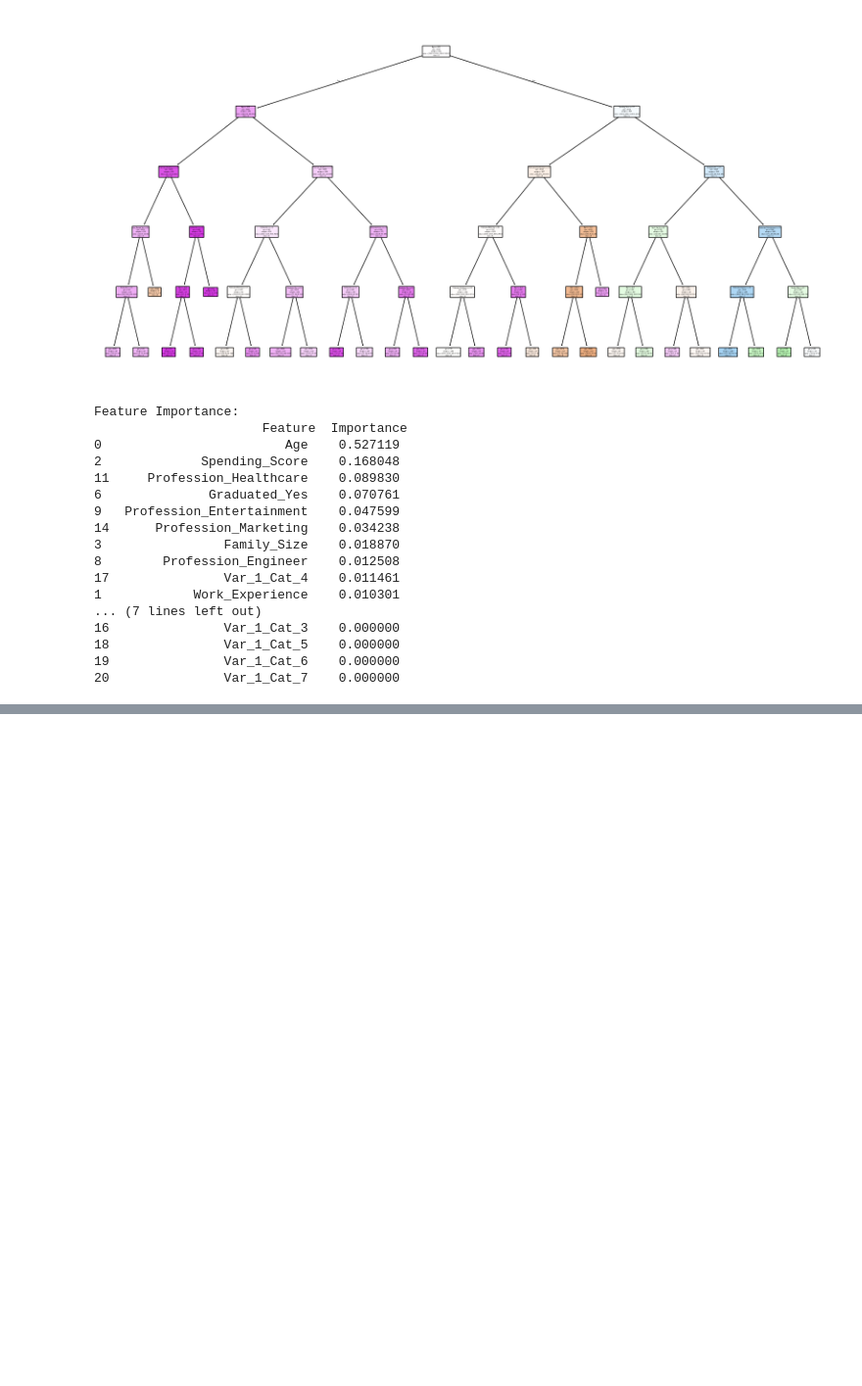
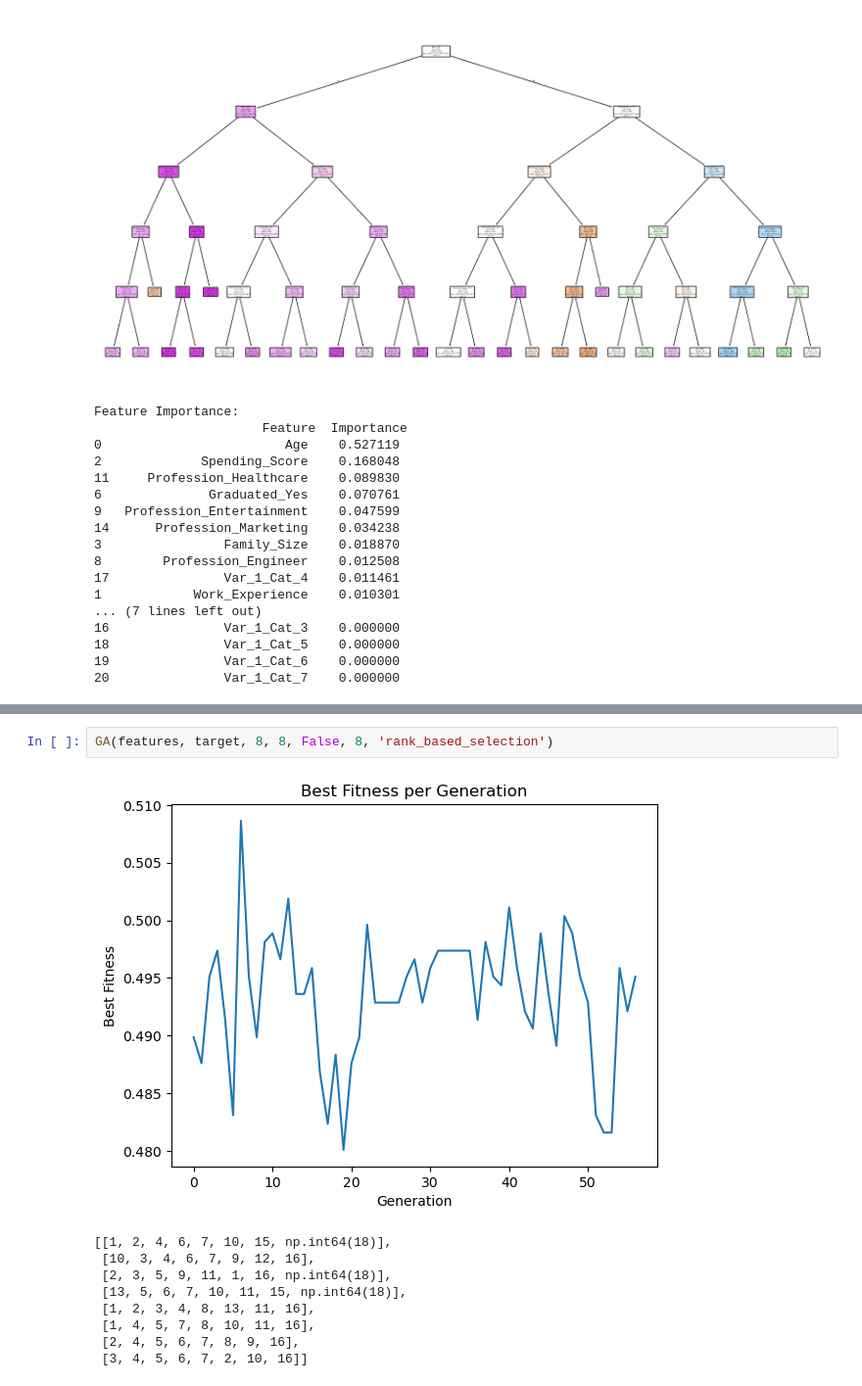
Before and after one commit to mahdimahdieh/computational-intelligence, a Jupyter notebook: Phase 1 Genetic Algorithms/code/project.ipynb, the cells around one changed output, grey strips where cells are left out. Shown: that part at 98% size. Cells and saved outputs as stored; diff of their text form; blank space fills up the shorter version.

```diff
--- a/Phase 1 Genetic Algorithms/code/project.ipynb
+++ b/Phase 1 Genetic Algorithms/code/project.ipynb
@@ -424,0 +459,12 @@ why?
+# %%
+GA(features, target, 8, 8, False, 8, 'rank_based_selection')
+# %% [output]
+[figure, added]
+[[1, 2, 4, 6, 7, 10, 15, np.int64(18)],
+ [10, 3, 4, 6, 7, 9, 12, 16],
+ [2, 3, 5, 9, 11, 1, 16, np.int64(18)],
+ [13, 5, 6, 7, 10, 11, 15, np.int64(18)],
+ [1, 2, 3, 4, 8, 13, 11, 16],
+ [1, 4, 5, 7, 8, 10, 11, 16],
+ [2, 4, 5, 6, 7, 8, 9, 16],
+ [3, 4, 5, 6, 7, 2, 10, 16]]
```
Also changed, not shown: parts of 5 cells of this notebook.
